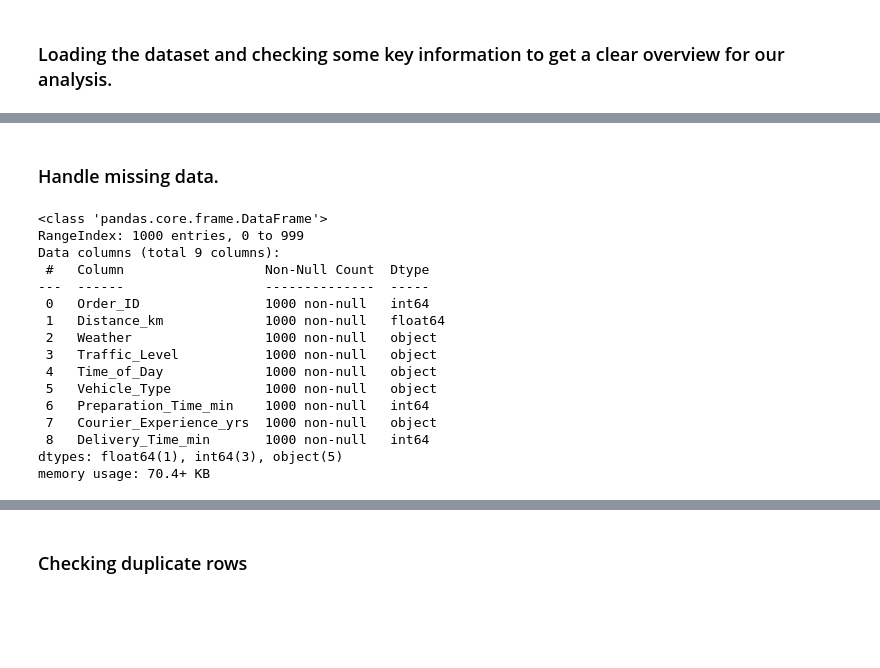
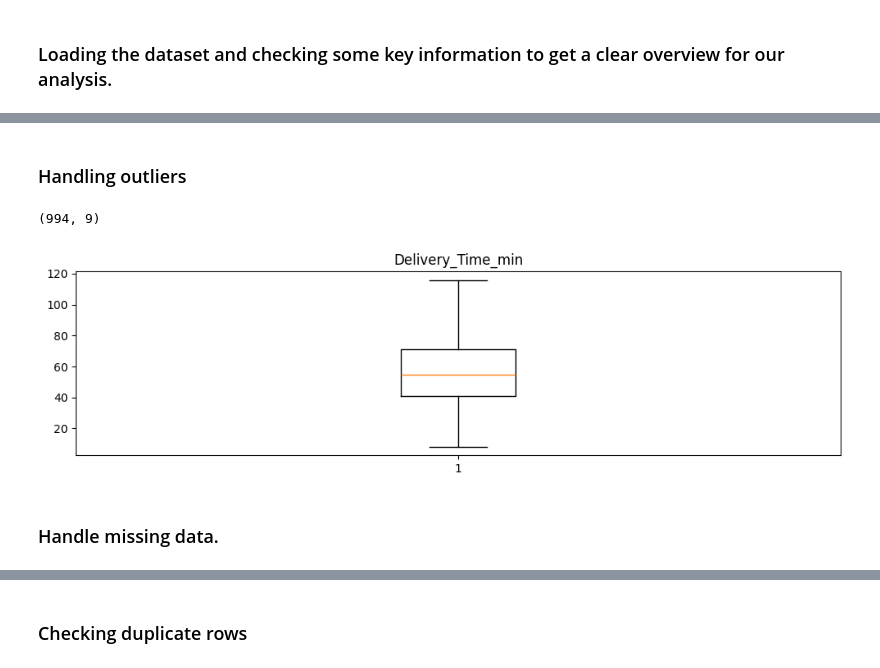
Before and after one commit to PriscillaAlmeida07/food-delivery-time-prediction, a Jupyter notebook: notebooks/ifood_analysis.ipynb, the cells around one changed output, grey strips where cells are left out. Drawn from its saved outputs; the diff is of its cells as text; code cells hidden in the pictures; blank space fills up the shorter version.

```diff
--- a/notebooks/ifood_analysis.ipynb
+++ b/notebooks/ifood_analysis.ipynb
@@ -63,24 +152,19 @@ dtype: int64
+# %% [markdown]
+ ### Handling outliers
+# %%
+## Handling Delivery Time outliers
+df1 = df_copy.loc[df_copy['Delivery_Time_min'] <= 120]
+print(df1.shape)
+
+fig, ax = plt.subplots(figsize=(10, 3))
+
+ax.boxplot(df1['Delivery_Time_min'])
+ax.set_title('Delivery_Time_min')
+
+plt.tight_layout()
+plt.show()
+# %% [output]
+(994, 9)
+[figure, added]
 # %% [markdown]
 ### Handle missing data.
-# %%
-# This treats missing values as a distinct category for categorical columns and a placeholder for numerical columns.
-df = df.fillna('NA')
-# Display the first 10 rows of the DataFrame to verify the missing value imputation.
-df.info()
-# %% [output]
-<class 'pandas.core.frame.DataFrame'>
-RangeIndex: 1000 entries, 0 to 999
-Data columns (total 9 columns):
- #   Column                  Non-Null Count  Dtype
----  ------                  --------------  -----
- 0   Order_ID                1000 non-null   int64
- 1   Distance_km             1000 non-null   float64
- 2   Weather                 1000 non-null   object
- 3   Traffic_Level           1000 non-null   object
- 4   Time_of_Day             1000 non-null   object
- 5   Vehicle_Type            1000 non-null   object
- 6   Preparation_Time_min    1000 non-null   int64
- 7   Courier_Experience_yrs  1000 non-null   object
- 8   Delivery_Time_min       1000 non-null   int64
-dtypes: float64(1), int64(3), object(5)
-memory usage: 70.4+ KB
```
Also changed, not shown: parts of 16 cells of this notebook.
